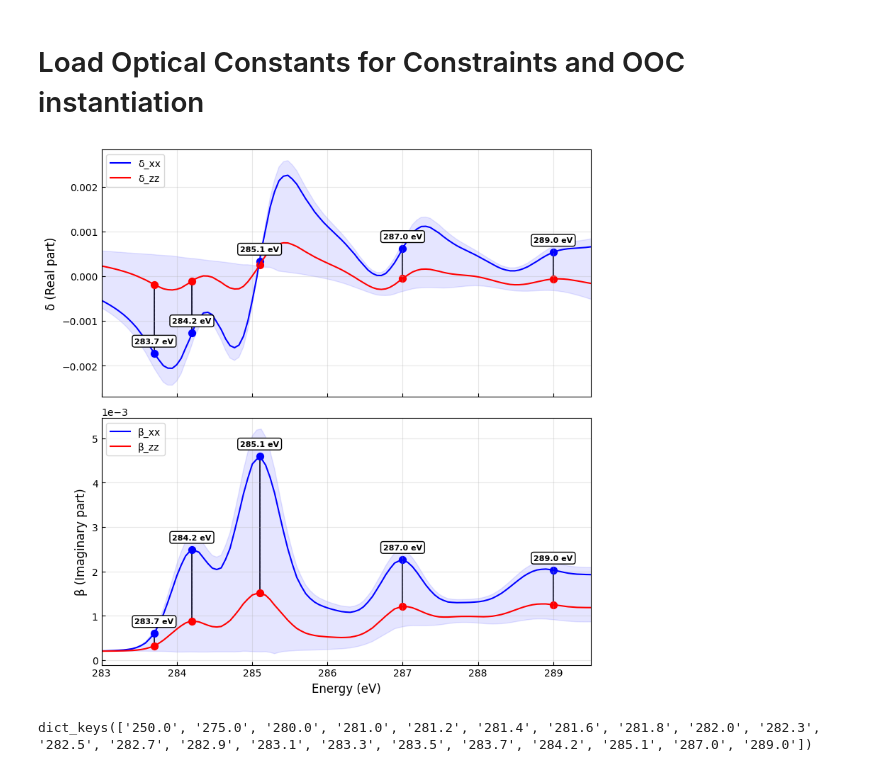
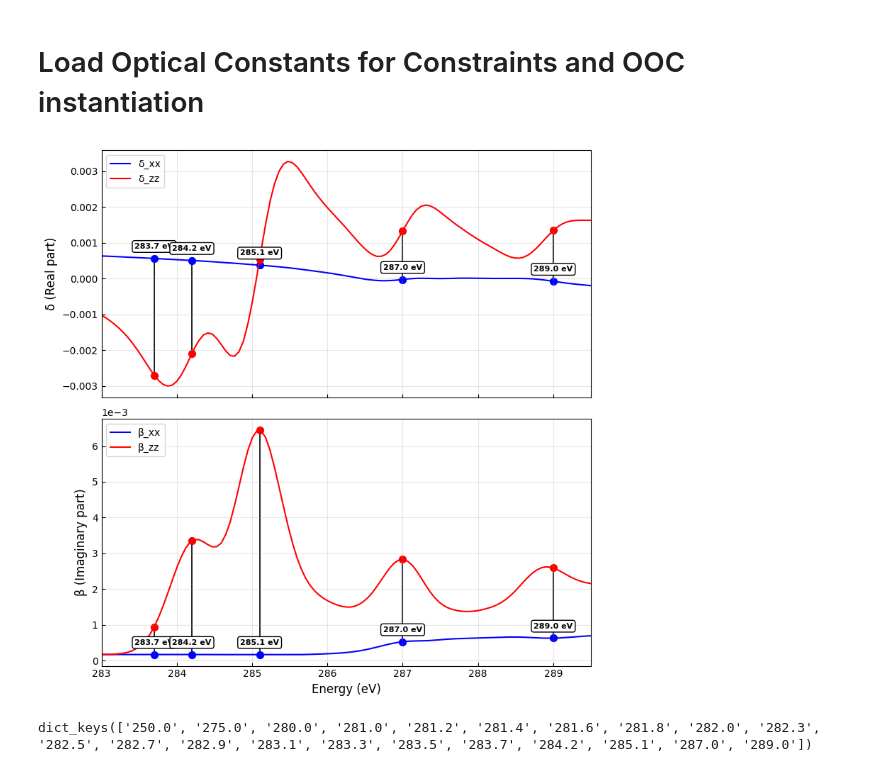
Before and after one commit to WSU-Carbon-Lab/xrr_notebooks, a Jupyter notebook: fitting/fitting dynamics.ipynb, the cells around one changed output. Drawn from its saved outputs; the diff is of its cells as text; code cells hidden in the pictures.

```diff
--- a/fitting/fitting dynamics.ipynb
+++ b/fitting/fitting dynamics.ipynb
@@ -301,35 +301,35 @@ def plot_optical_constants_with_energies(
                 ),
                 fontweight="bold",
             )
             ax2.annotate(
                 f"{e + en_shift:.1f} eV",
                 (e + en_shift, n_ixx_shifted),
                 textcoords="offset points",
                 xytext=(0, 10),
                 ha="center",
                 fontsize=8,
                 bbox=dict(
                     boxstyle="round,pad=0.3", edgecolor="black", facecolor="white"
                 ),
                 fontweight="bold",
             )
     # Adjust layout
     plt.tight_layout()
 
     return fig, (ax1, ax2)
 
 
 # Call the function and show the plot
 fig, axes = plot_optical_constants_with_energies(
-    ooc, energy_batches[1], en_shift=-0.0, theta=1.2, show_theta_range=True
+    ooc, energy_batches[1], en_shift=-0.0, theta=0, show_theta_range=False
 )
 for ax in axes:
     ax.set_xlim(283, 289.5)
 plt.show()
 en_shift = 0.0  # Energy shift for the optical constants plot
 offset_energies = [energy_batches[0] + en_shift, energy_batches[1] + en_shift]
 # %% [output]
-[figure, old version]
+[figure, new version]
 # %%
 ZNPC = "C32H16N8Zn"
 MA = np.asin(np.sqrt(2 / 3))
```
Also changed, not shown: parts of 7 cells of this notebook, 1 other file.
